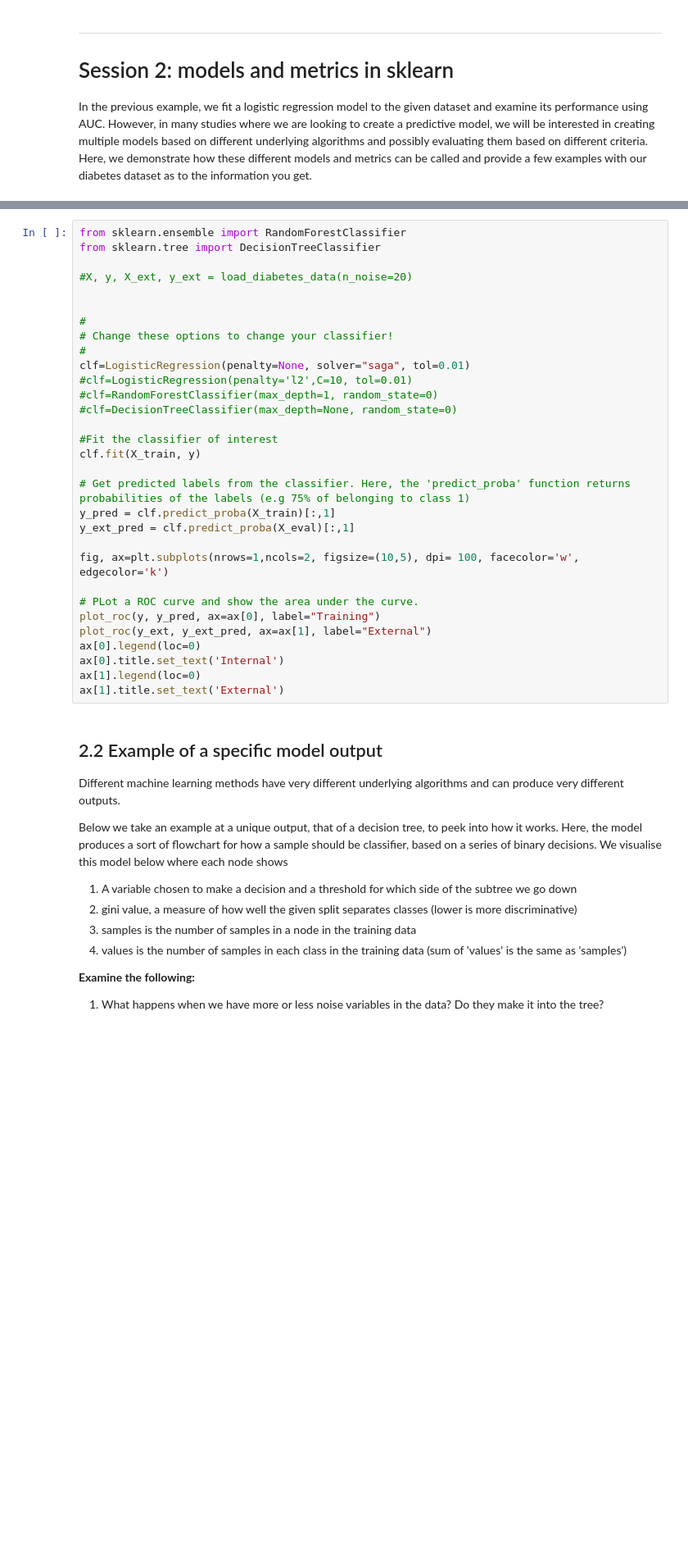
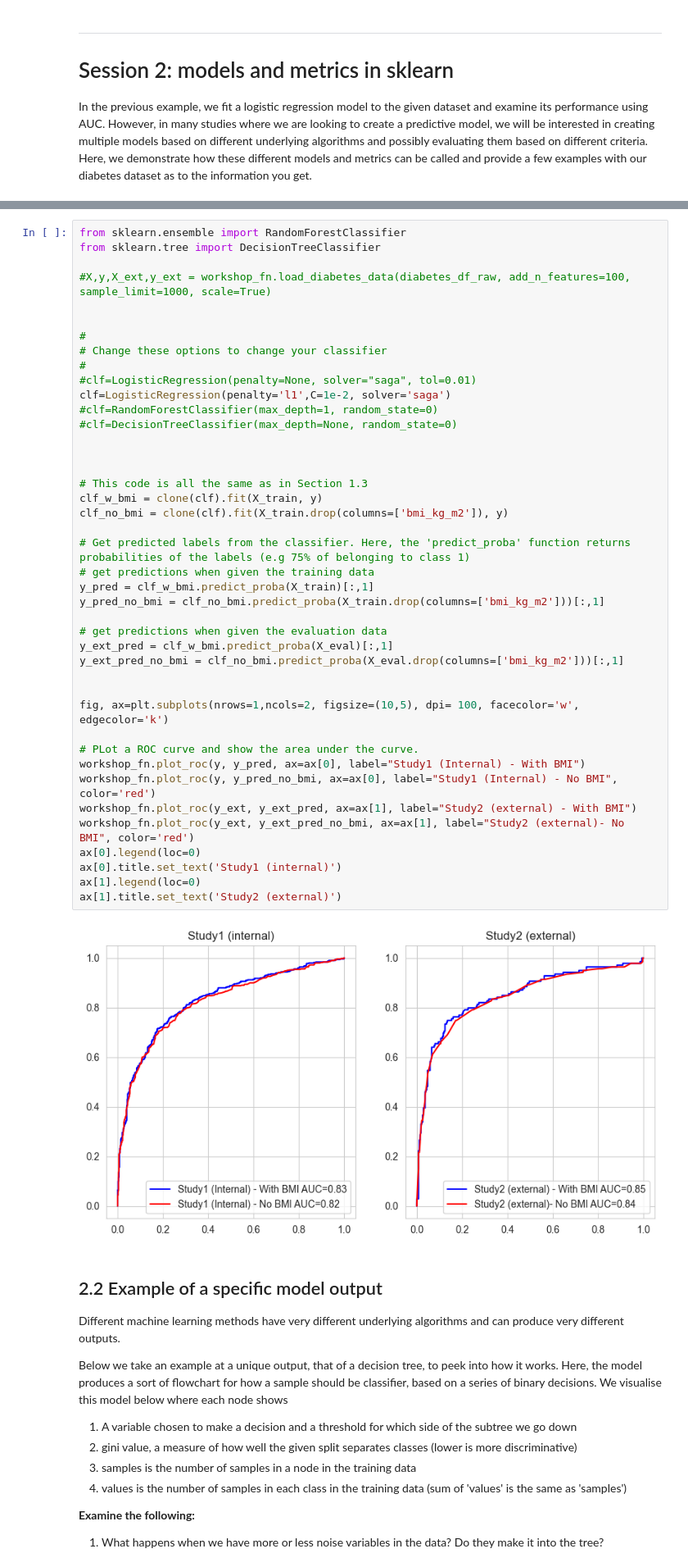
Before and after one commit to bwgoudey/IntroMLforLifeScienceWorkshopPython, a Jupyter notebook: IntroMLforLifeScienceWorkshop.ipynb, the cells around one changed output, grey strips where cells are left out. Shown at 82% size. Drawn from its saved outputs; the diff is of its cells as text; blank space fills up the shorter version.

```diff
--- a/IntroMLforLifeScienceWorkshop.ipynb
+++ b/IntroMLforLifeScienceWorkshop.ipynb
@@ -319,34 +336,47 @@ These standardised interfaces allow us to easily explore the impact of different
 # %%
 from sklearn.ensemble import RandomForestClassifier
 from sklearn.tree import DecisionTreeClassifier
 
-#X, y, X_ext, y_ext = load_diabetes_data(n_noise=20)
+#X,y,X_ext,y_ext = workshop_fn.load_diabetes_data(diabetes_df_raw, add_n_features=100, sample_limit=1000, scale=True)
 
 
 #
-# Change these options to change your classifier!
+# Change these options to change your classifier
 #
-clf=LogisticRegression(penalty=None, solver="saga", tol=0.01)
-#clf=LogisticRegression(penalty='l2',C=10, tol=0.01)
+#clf=LogisticRegression(penalty=None, solver="saga", tol=0.01)
+clf=LogisticRegression(penalty='l1',C=1e-2, solver='saga')
 #clf=RandomForestClassifier(max_depth=1, random_state=0)
 #clf=DecisionTreeClassifier(max_depth=None, random_state=0)
 
-#Fit the classifier of interest
-clf.fit(X_train, y)
+
+
+# This code is all the same as in Section 1.3
+clf_w_bmi = clone(clf).fit(X_train, y)
+clf_no_bmi = clone(clf).fit(X_train.drop(columns=['bmi_kg_m2']), y)
 
 # Get predicted labels from the classifier. Here, the 'predict_proba' function returns probabilities of the labels (e.g 75% of belonging to class 1)
-y_pred = clf.predict_proba(X_train)[:,1]
-y_ext_pred = clf.predict_proba(X_eval)[:,1]
+# get predictions when given the training data
+y_pred = clf_w_bmi.predict_proba(X_train)[:,1]
+y_pred_no_bmi = clf_no_bmi.predict_proba(X_train.drop(columns=['bmi_kg_m2']))[:,1]
+
+# get predictions when given the evaluation data
+y_ext_pred = clf_w_bmi.predict_proba(X_eval)[:,1]
+y_ext_pred_no_bmi = clf_no_bmi.predict_proba(X_eval.drop(columns=['bmi_kg_m2']))[:,1]
+
 
 fig, ax=plt.subplots(nrows=1,ncols=2, figsize=(10,5), dpi= 100, facecolor='w', edgecolor='k')
 
 # PLot a ROC curve and show the area under the curve.
-plot_roc(y, y_pred, ax=ax[0], label="Training")
-plot_roc(y_ext, y_ext_pred, ax=ax[1], label="External")
+workshop_fn.plot_roc(y, y_pred, ax=ax[0], label="Study1 (Internal) - With BMI")
+workshop_fn.plot_roc(y, y_pred_no_bmi, ax=ax[0], label="Study1 (Internal) - No BMI", color='red')
+workshop_fn.plot_roc(y_ext, y_ext_pred, ax=ax[1], label="Study2 (external) - With BMI")
+workshop_fn.plot_roc(y_ext, y_ext_pred_no_bmi, ax=ax[1], label="Study2 (external)- No BMI", color='red')
 ax[0].legend(loc=0)
-ax[0].title.set_text('Internal')
+ax[0].title.set_text('Study1 (internal)')
 ax[1].legend(loc=0)
-ax[1].title.set_text('External')
+ax[1].title.set_text('Study2 (external)')
+# %% [output]
+[figure, added]
 # %% [markdown]
 ## 2.2 Example of a specific model output
 Different machine learning methods have very different underlying algorithms and can produce very different outputs.
```
Also changed, not shown: parts of 29 cells of this notebook, 1 other file.
